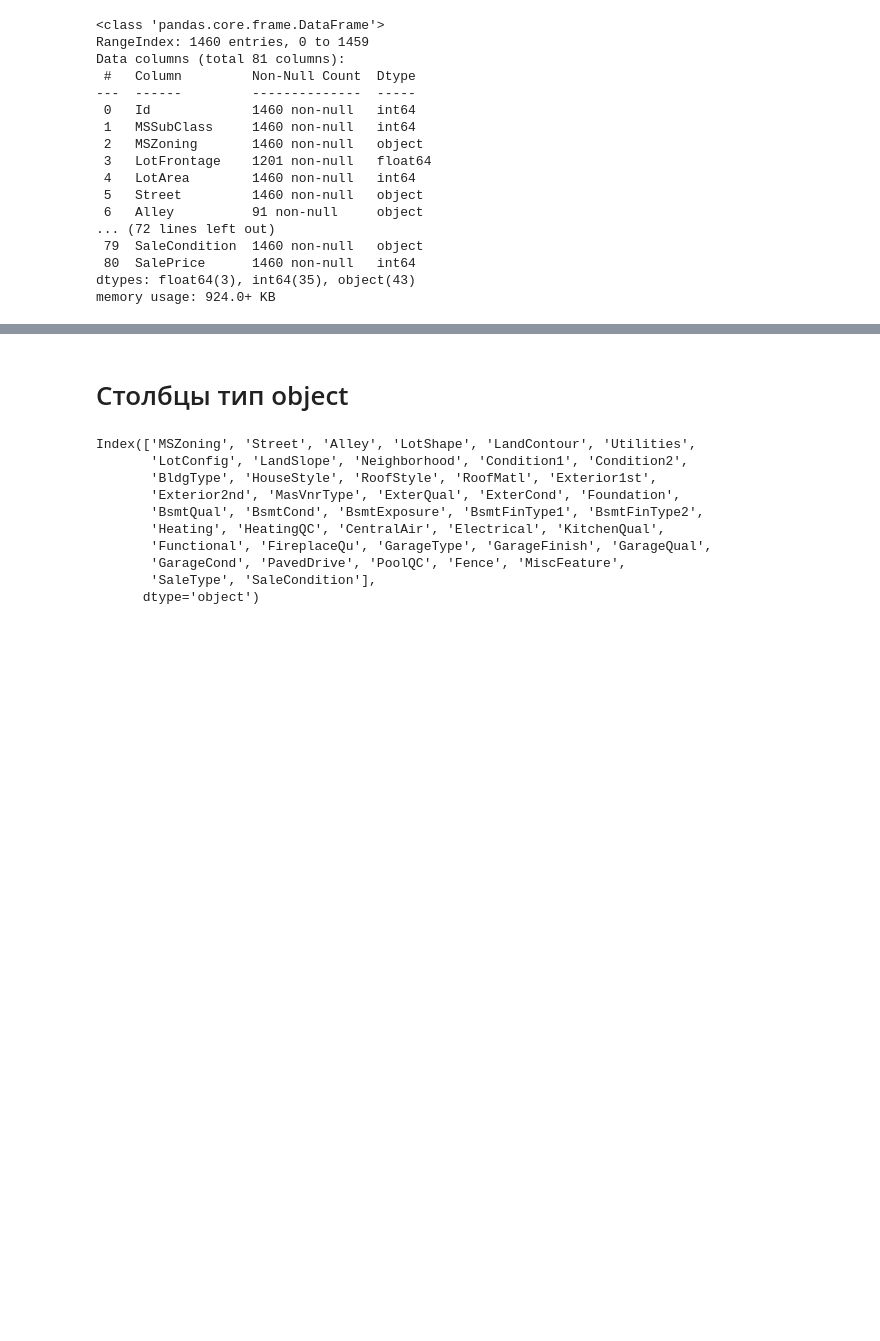
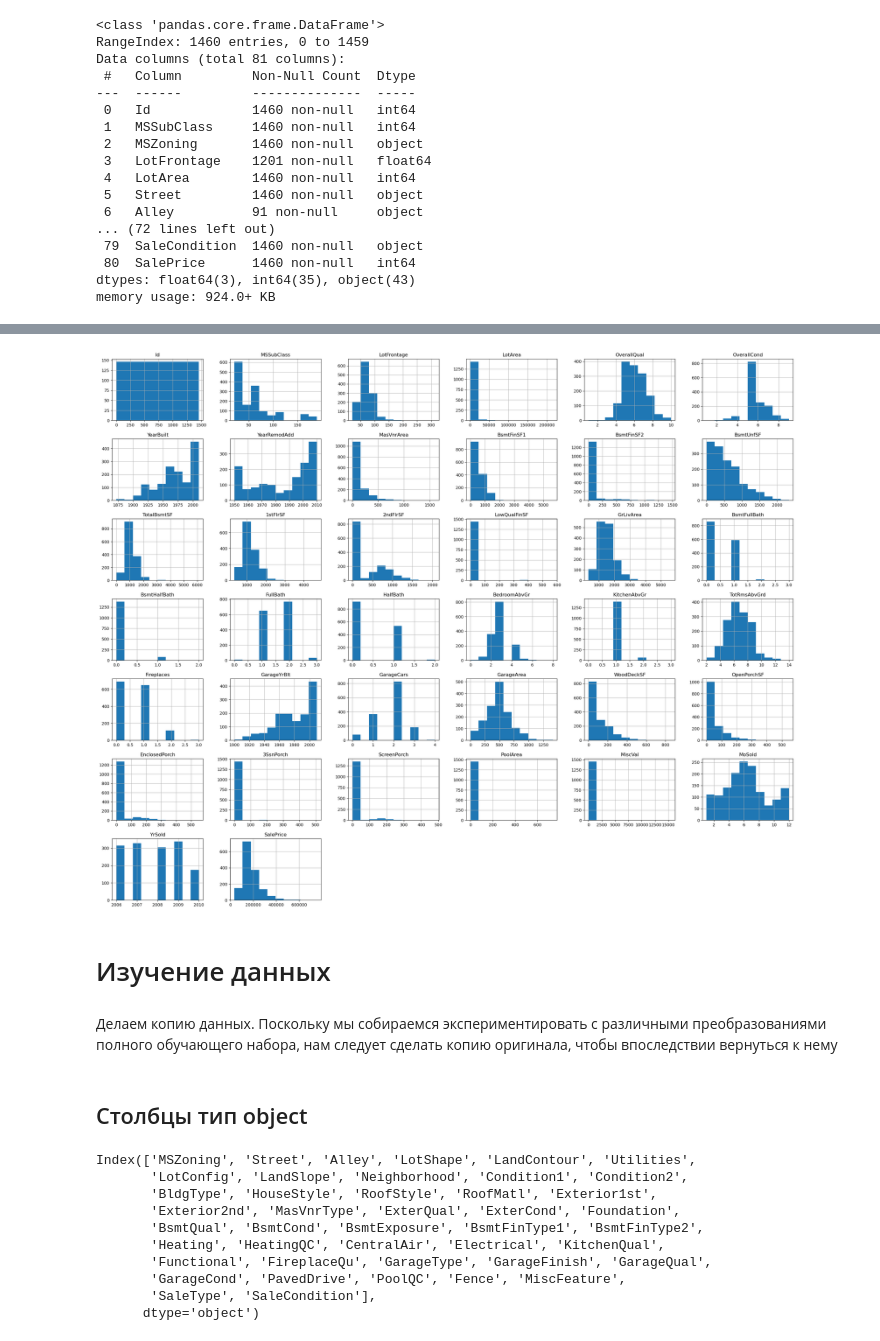
Before and after one commit to nshestak/house_prices, a Jupyter notebook: house_prices.ipynb, the cells around one changed output, grey strips where cells are left out. Saved outputs shown, nothing was run; the diff lists cells and outputs as text; code cells hidden in the pictures; blank space fills up the shorter version.

```diff
--- a/house_prices.ipynb
+++ b/house_prices.ipynb
@@ -24,4 +27,4 @@ def load_data_from_kaggle(name_datasets):
 name_datasets = 'house-prices-advanced-regression-techniques'
 load_data_from_kaggle(name_datasets)
 # %%
-housing = pd.read_csv("data/train.csv")
+housing = pd.read_csv("datasets/train.csv")
@@ -77,0 +74,9 @@ memory usage: 924.0+ KB
+# %%
+housing.hist(figsize=(30, 24))
+plt.show()
+# %% [output]
+[figure, added]
+# %% [markdown]
+# Изучение данных
+# %% [markdown]
+Делаем копию данных. Поскольку мы собираемся экспериментировать с различными преобразованиями полного обучающего набора, нам следует сделать копию оригинала, чтобы впоследствии вернуться к нему
@@ -78,3 +85,3 @@ memory usage: 924.0+ KB
 # %% [markdown]
-# Столбцы тип object
+## Столбцы тип object
 # %%
```
Also changed, not shown: parts of 23 cells of this notebook.
